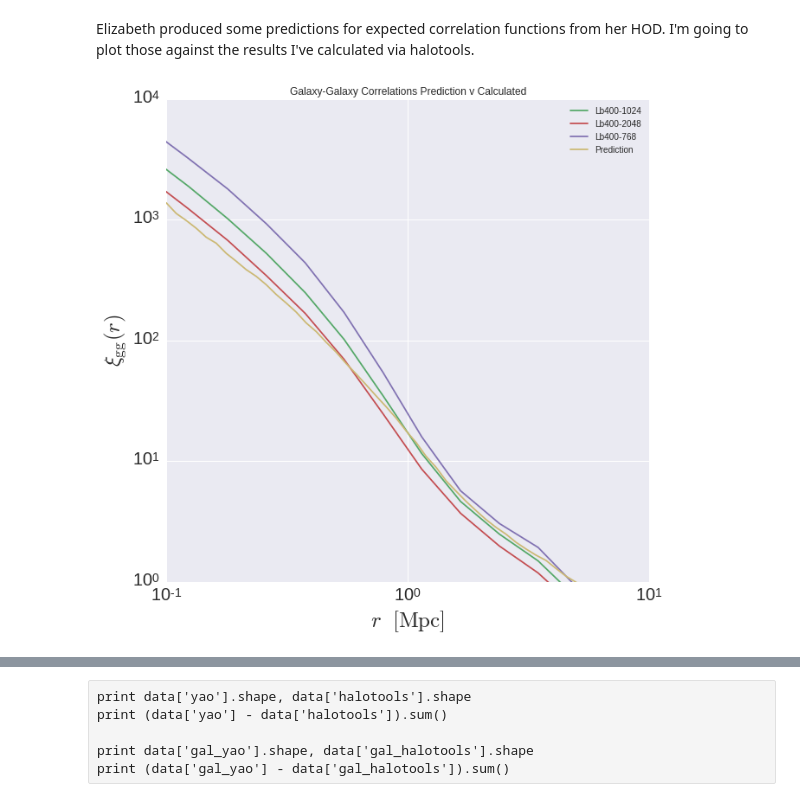
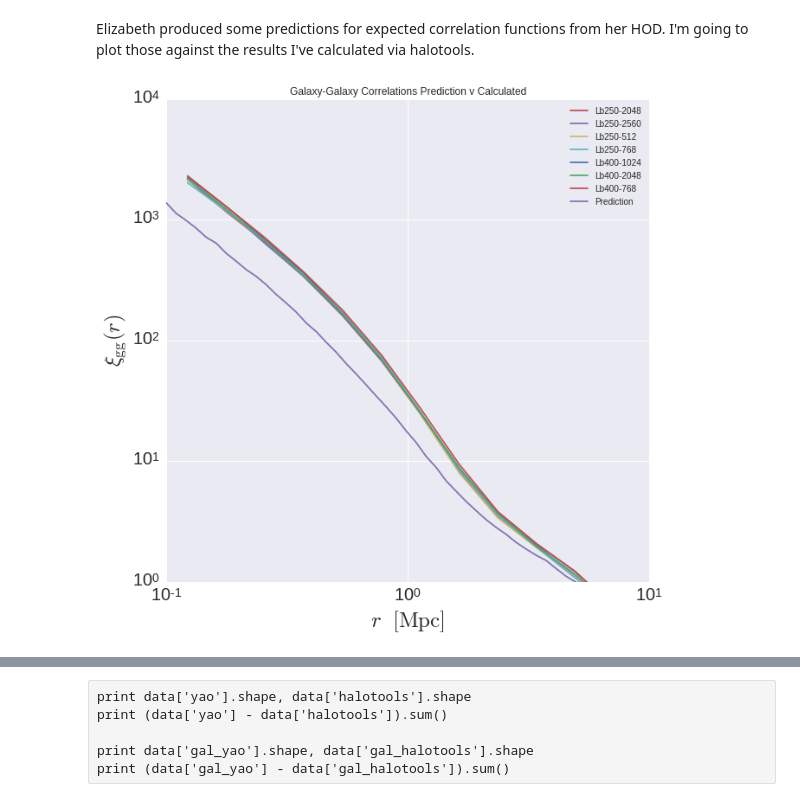
Before and after one commit to mclaughlin6464/HODEmulator, a Jupyter notebook: predictionsVCalculated.ipynb, the cells around one changed output, grey strips where cells are left out. Cells and saved outputs as stored; diff of their text form; code cells hidden in the pictures.

```diff
--- a/predictionsVCalculated.ipynb
+++ b/predictionsVCalculated.ipynb
@@ -25,10 +25,9 @@ sim = 'chinchilla'
 #boxsize_npart = [(125.0, 1024),(125.0, 2048), (250.0, 1024), (250.0, 128), (250.0, 196), (250.0, 2048),
 #                (250.0, 2560), (250.0, 320), (250.0, 512), (250.0, 768), (250.0, 85), (400.0, 1024),
 #                (400.0, 136), (400.0, 2048), (400.0, 210), (400.0, 315), (400.0, 512), (400.0, 768)]
-#boxsize_npart = [(125.0, 1024),(125.0, 2048), (250.0, 1024), (250.0, 2048),
-#                (250.0, 2560), (250.0, 512), (250.0, 768), (400.0, 1024),
-#                (400.0, 2048), (400.0, 768)]
-boxsize_npart = [(400.0, 1024),(400.0, 2048), (400.0, 768)]
+boxsize_npart = [(250.0, 2048),
+                (250.0, 2560), (250.0, 512), (250.0, 768), (400.0, 1024),
+                (400.0, 2048), (400.0, 768)]
 
 ch_data = defaultdict(list)
 version_names = []
@@ -44,33 +43,33 @@ for boxsize, npart in boxsize_npart:
 # %%
 fig = plt.figure(figsize = (10,10))
 for vn, color in zip(version_names, colors):
 #for sim, color in zip(simnames, colors):
     rz = 1.0/a -1
     #MPC/h v MPC issue?
-    plt.plot(rbin_centers*0.7, ch_data[vn][0], alpha = 1,
+    plt.plot(rbin_centers, ch_data[vn][0], alpha = 1,
              label=vn, color=color)
              #label = sim, color = color)
-    #plt.plot(rbin_centers, data[sim][1], ls = '--', color = color)
+    #plt.plot(rbin_centers, data[vn][1], ls = '--', color = color)
     #plt.plot(rbin_centers, data[vn][2], ls = '-.', color = color)
 
 c = next(colors)
 plt.plot(prediction[:, 0], prediction[:, 1],  label = 'Prediction', color = c)
 #plt.plot(prediction[:, 0], prediction[:, 2], ls = '--', color = c)
 
 
 plt.title('Galaxy-Galaxy Correlations Prediction v Calculated')
 plt.xlim(xmin = 0.1, xmax = 10)
 plt.ylim(ymin = 1, ymax = 1e4)
 plt.loglog()
 plt.xticks(fontsize=20)
 plt.yticks(fontsize=20)
 plt.xlabel(r'$r $  $\rm{[Mpc]}$', fontsize=25)
 plt.ylabel(r'$\xi_{\rm gg}(r)$', fontsize=25)
 plt.legend(loc='best', fontsize=10)
 
 plt.show()
 # %% [output]
-[figure, old version]
+[figure, new version]
 # %%
 outputdir = '/u/ki/swmclau2/des/HODOutput/'
 #simnames = ['fox']
```
Also changed, not shown: parts of 2 cells of this notebook, 3 other files.
